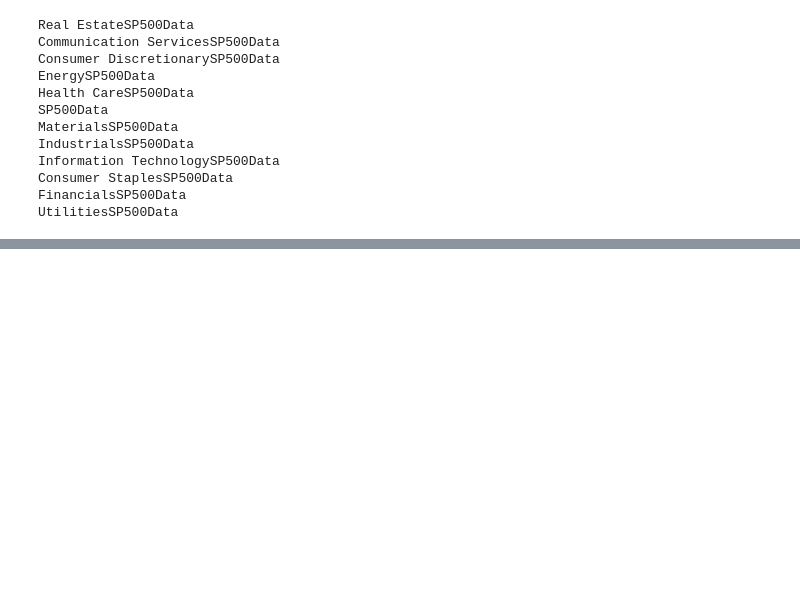
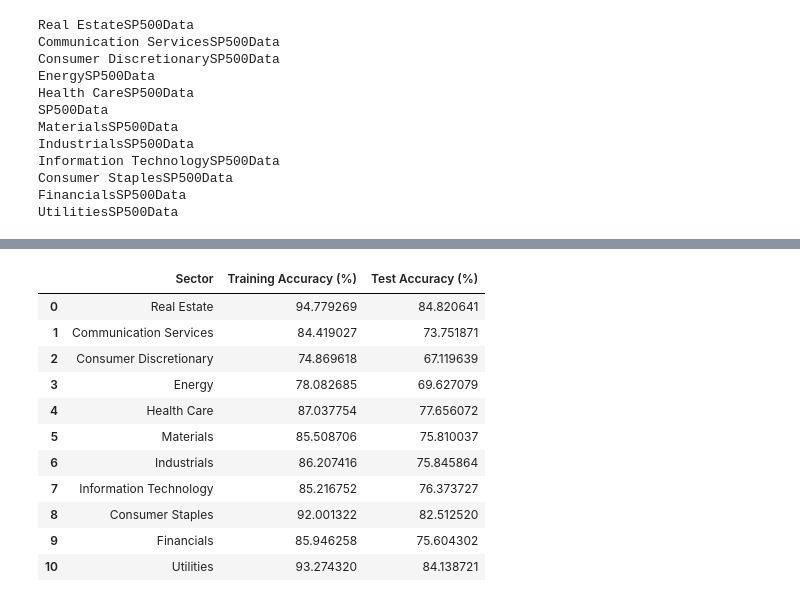
Before and after one commit to kimberlyhau/StockMarketPredictor, a Jupyter notebook: Copy_of_LSTMModel_Predictor.ipynb, the cells around one changed output, grey strips where cells are left out. Drawn from its saved outputs; the diff is of its cells as text; code cells hidden in the pictures; blank space fills up the shorter version.

```diff
--- a/Copy_of_LSTMModel_Predictor.ipynb
+++ b/Copy_of_LSTMModel_Predictor.ipynb
@@ -381,3 +379,16 @@ Epoch: 0040  Training Loss: 507083433307089020125184.00 Training Accuracy: 83.31
 # %%
-display (pd.DataFrame({'Sector':masterNames, 'Training Accuracy':masterTrainAcc,'Test Accuracy':masterTestAcc}))
+display (pd.DataFrame({'Sector':masterNames, 'Training Accuracy (%)':masterTrainAcc,'Test Accuracy (%)':masterTestAcc}))
 #'Validation Accuracy':masterValidAcc,
+# %% [output]
+|  | Sector | Training Accuracy (%) | Test Accuracy (%) |
+| 0 | Real Estate | 94.779269 | 84.820641 |
+| 1 | Communication Services | 84.419027 | 73.751871 |
+| 2 | Consumer Discretionary | 74.869618 | 67.119639 |
+| 3 | Energy | 78.082685 | 69.627079 |
+| 4 | Health Care | 87.037754 | 77.656072 |
+| 5 | Materials | 85.508706 | 75.810037 |
+| 6 | Industrials | 86.207416 | 75.845864 |
+| 7 | Information Technology | 85.216752 | 76.373727 |
+| 8 | Consumer Staples | 92.001322 | 82.512520 |
+| 9 | Financials | 85.946258 | 75.604302 |
+| 10 | Utilities | 93.274320 | 84.138721 |
```
Also changed, not shown: parts of 5 cells of this notebook.
